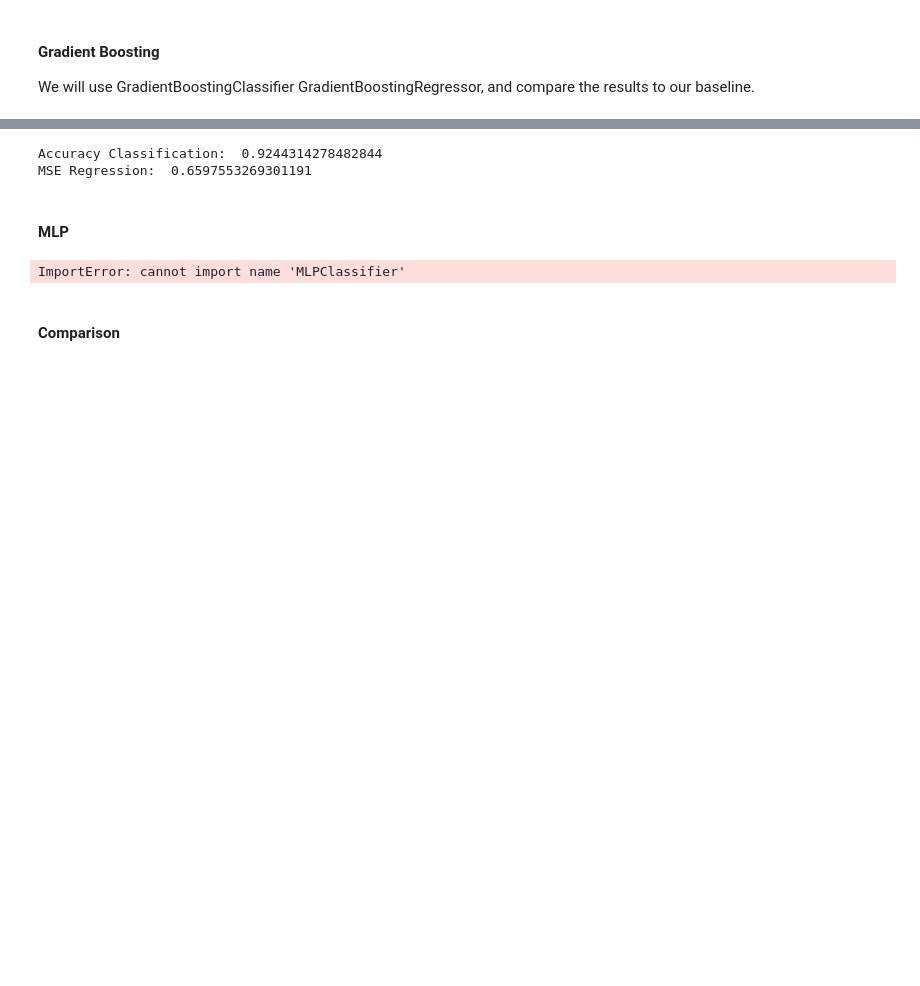
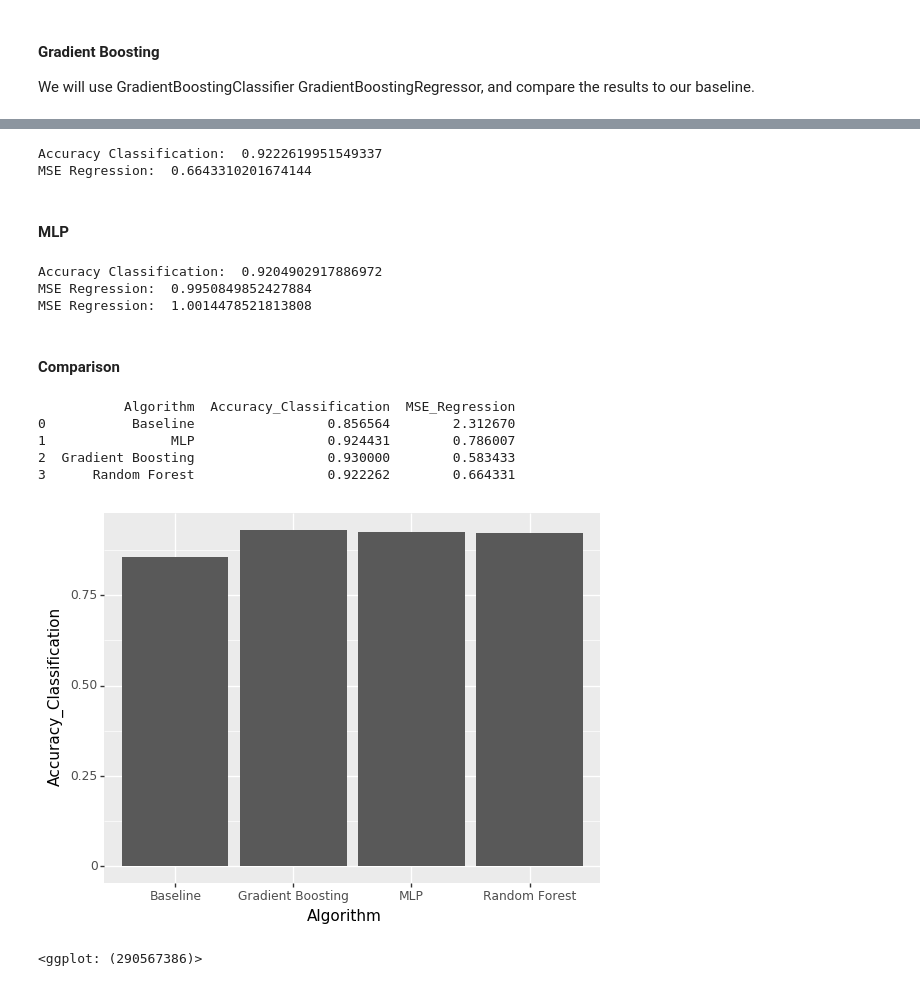
Before and after one commit to rnahar25/15388FinalProject, a Jupyter notebook: Predicting Youtube View Counts.ipynb, the cells around one changed output, grey strips where cells are left out. Drawn from its saved outputs; the diff is of its cells as text; code cells hidden in the pictures; blank space fills up the shorter version.

```diff
--- a/Predicting Youtube View Counts.ipynb
+++ b/Predicting Youtube View Counts.ipynb
@@ -636,22 +638,19 @@ We will use GradientBoostingClassifier GradientBoostingRegressor, and compare th
 # %%
 from sklearn.ensemble import GradientBoostingClassifier
 from sklearn.ensemble import GradientBoostingRegressor
-
-# From lecture notes
-def get_err_samples(clf, X, y, X_te, y_te):
-    clf.fit(X, y)
-    return np.array([clf.score(X, y), clf.score(X_te, y_te)])
 
 # GradientBoosting Classifier to differentiate Outliers
 outlier_clf = GradientBoostingClassifier()
 outlier_clf.fit(tr_features, tr_labels)
 #get_err_samples(outlier_clf, tr_features, tr_labels, te_features, te_labels)
-print("Accuracy Classification: ", (te_labels == outlier_clf.predict(te_features)).mean())
+gb_c = (te_labels == outlier_clf.predict(te_features)).mean()
+print("Accuracy Classification: ", gb_c)
 
 # GradientBoosting Regressor to predict viewcounts on nonOutlier data
 views_rgr_nonOut = GradientBoostingRegressor()
 views_rgr_nonOut.fit(tr_features_nonOut, tr_regtarget_nonOut)
 #get_err_samples(views_rgr_nonOut, tr_features_nonOut, tr_regtarget_nonOut, te_features_nonOut, te_regtarget_nonOut)
 error_nonOut = np.mean(np.square(te_regtarget_nonOut - views_rgr_nonOut.predict(te_features_nonOut)))
-print("MSE Regression: ", error_nonOut.mean())
+gb_r = error_nonOut.mean()
+print("MSE Regression: ", gb_r)
 # %% [output]
@@ -668,16 +669,18 @@ from sklearn.ensemble import RandomForestRegressor
 # RandomForest Classifier to differentiate Outliers
 outlier_clf = RandomForestClassifier()
 outlier_clf.fit(tr_features, tr_labels)
-print("Accuracy Classification: ", (te_labels == outlier_clf.predict(te_features)).mean())
+rf_c = (te_labels == outlier_clf.predict(te_features)).mean()
+print("Accuracy Classification: ", rf_c)
 
 # RandomForest Regressor to predict viewcounts on nonOutlier data
 views_rgr_nonOut = RandomForestRegressor()
 views_rgr_nonOut.fit(tr_features_nonOut, tr_regtarget_nonOut)
 error_nonOut = np.mean(np.square(te_regtarget_nonOut - views_rgr_nonOut.predict(te_features_nonOut)))
-print("MSE Regression: ", error_nonOut.mean())
+rf_r = error_nonOut.mean()
+print("MSE Regression: ", rf_r)
 # %% [output]
-Accuracy Classification:  0.9244314278482844
-MSE Regression:  0.6597553269301191
+Accuracy Classification:  0.9222619951549337
+MSE Regression:  0.6643310201674144
 # %% [markdown]
 #### MLP
 # %%
@@ -687,17 +690,44 @@ from sklearn.neural_network import MLPRegressor
 # MLP Classifier to differentiate Outliers
 outlier_clf = MLPClassifier()
 outlier_clf.fit(tr_features, tr_labels)
-print("Accuracy Classification: ", (te_labels == outlier_clf.predict(te_features)).mean())
+mlp_c = (te_labels == outlier_clf.predict(te_features)).mean()
+print("Accuracy Classification: ", mlp_c)
 
 # MLP Regressor to predict viewcounts on nonOutlier data
-views_rgr_nonOut = MLPRegressor()
+views_rgr_nonOut = MLPRegressor(learning_rate = "adaptive", solver = "lbfgs", hidden_layer_sizes = (10,10,10,10,10), max_iter = 2000)
 views_rgr_nonOut.fit(tr_features_nonOut, tr_regtarget_nonOut)
 error_nonOut = np.mean(np.square(te_regtarget_nonOut - views_rgr_nonOut.predict(te_features_nonOut)))
-print("MSE Regression: ", error_nonOut.mean())
+mlp_r = error_nonOut.mean()
+print("MSE Regression: ", mlp_r)
+
+error_nonOut = np.mean(np.square(tr_regtarget_nonOut - views_rgr_nonOut.predict(tr_features_nonOut)))
+mlp_r = error_nonOut.mean()
+print("MSE Regression: ", mlp_r)
 # %% [output]
-ImportError: cannot import name 'MLPClassifier'
+Accuracy Classification:  0.9204902917886972
+MSE Regression:  0.9950849852427884
+MSE Regression:  1.0014478521813808
 # %% [markdown]
 #### Comparison
+# %%
+l1 = ["Baseline", "MLP", "Gradient Boosting", "Random Forest"]
+cl = [baseline_classification, mlp_c, gb_c, rf_c]
+r = [baseline_regression, mlp_r, gb_r, rf_r]
+
+df = pd.concat([pd.Series(l1), pd.Series(cl), pd.Series(r)], axis = 1)
+df.columns = ["Algorithm", "Accuracy_Classification", "MSE_Regression"]
+print(df)
+# %% [output]
+           Algorithm  Accuracy_Classification  MSE_Regression
+0           Baseline                 0.856564        2.312670
+1                MLP                 0.924431        0.786007
+2  Gradient Boosting                 0.930000        0.583433
+3      Random Forest                 0.922262        0.664331
 # %%
 # Write dataframe to PKL file for future use
 youtube_ml.to_pickle("youtube_features.pkl")
+# %%
+ggplot(aes(x = "Algorithm", y = "Accuracy_Classification"), df) + geom_col()
+# %% [output]
+[figure, added]
+<ggplot: (290567386)>
```
Also changed, not shown: parts of 9 cells of this notebook.
